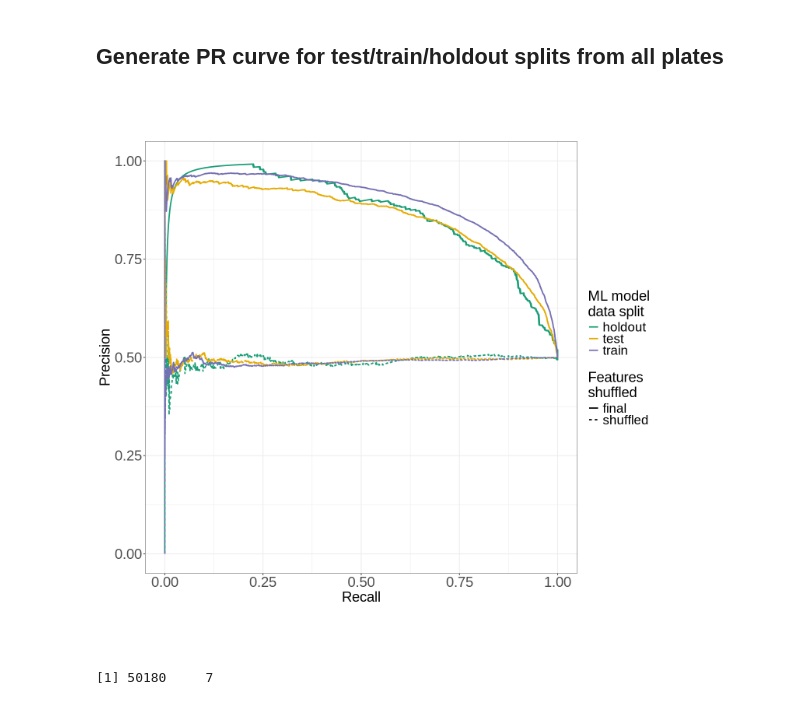
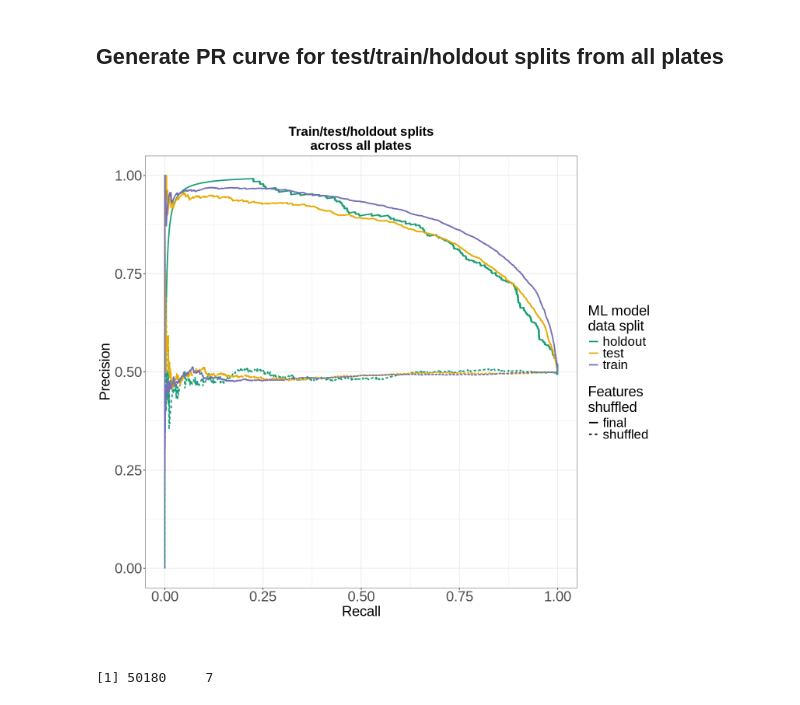
Before and after one commit to WayScience/nf1_schwann_cell_morphology_signature, a Jupyter notebook: 4.figures/supp_figure_7/2.supp_figure_7.ipynb, the cells around one changed output. Cells and saved outputs as stored; diff of their text form; code cells hidden in the pictures.

```diff
--- a/4.figures/supp_figure_7/2.supp_figure_7.ipynb
+++ b/4.figures/supp_figure_7/2.supp_figure_7.ipynb
@@ -53,35 +53,43 @@ options(repr.plot.width = width, repr.plot.height = height)
 pr_train_test_plot <- (
     ggplot(PR_results_df, aes(x = recall, y = precision, color = split, linetype = model))
     + geom_line(aes(linetype = model), linewidth = 1)
     + theme_bw()
     + coord_fixed()
-    + labs(color = "ML model\ndata split", linetype = "Features\nshuffled", x = "Recall", y = "Precision")
+    + labs(
+        title = "Train/test/holdout splits\nacross all plates",
+        color = "ML model\ndata split",
+        linetype = "Features\nshuffled",
+        x = "Recall",
+        y = "Precision"
+    )
     # change the colors
     + scale_color_manual(values = c(
         "test" = brewer.pal(8, "Dark2")[6],
         "train" = brewer.pal(8, "Dark2")[3],
         "holdout" = brewer.pal(8, "Dark2")[1]
     ))
     + scale_y_continuous(limits = c(0, 1))
     # change the line thickness of the lines in the legend
     + guides(linetype = guide_legend(override.aes = list(size = 1)))
     # change the text size
     + theme(
         # x and y axis text size
         axis.text.x = element_text(size = 22),
         axis.text.y = element_text(size = 22),
         # x and y axis title size
         axis.title.x = element_text(size = 22),
         axis.title.y = element_text(size = 22),
         # legend text size
         legend.text = element_text(size = 20),
         legend.title = element_text(size = 22),
+        # plot title size
+        plot.title = element_text(size = 20, face = "bold", hjust = 0.5)
     )
 )
 
 pr_train_test_plot
 # %% [output]
-[figure, old version]
+[figure, new version]
 # %%
 # Load data
 PR_results_file <- file.path(results_dir, "pr_curve_per_plate.parquet")
```
Also changed, not shown: parts of 8 cells of this notebook, 15 other files.
